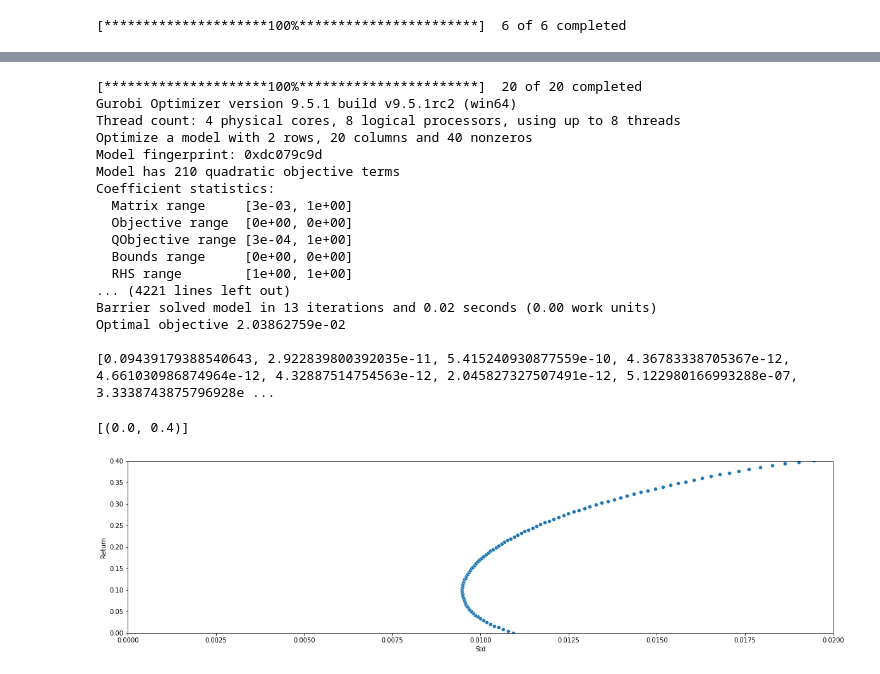
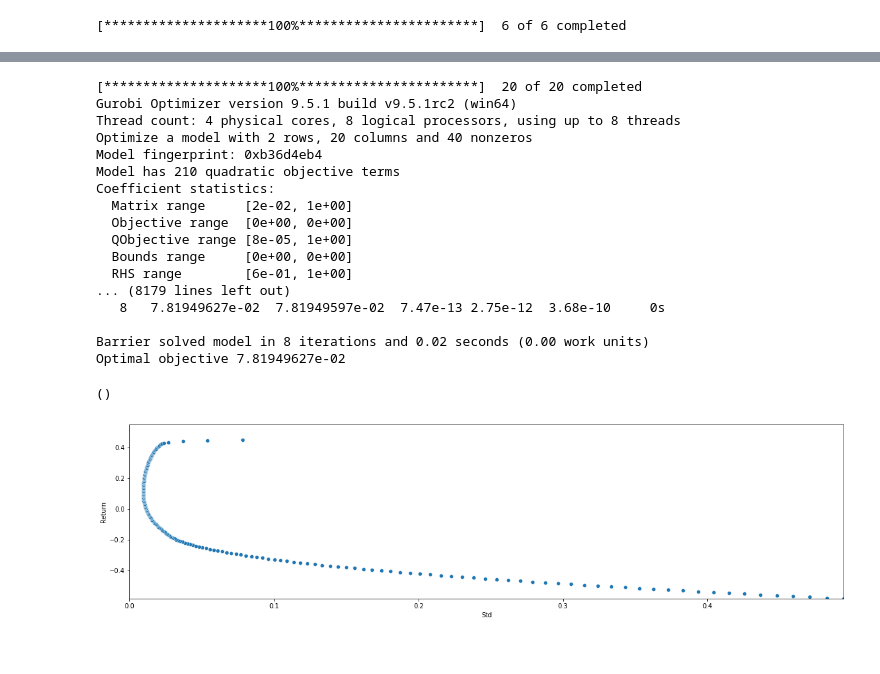
Before and after one commit to satish-kumar-pradhan/Portfolio-Optimization, a Jupyter notebook: EfficientFrontier.ipynb, the cells around one changed output, grey strips where cells are left out. Drawn from its saved outputs; the diff is of its cells as text; code cells hidden in the pictures.

```diff
--- a/EfficientFrontier.ipynb
+++ b/EfficientFrontier.ipynb
@@ -144,8 +144,8 @@ def Efficient_Frontier_QP(Tickers,Resolution=4):
 
     stock_data = FetchData(Tickers)
     stock_mean_ret, stock_covariance = Calculation(stock_data)
-    MinRet = 0#stock_mean_ret.values.min()
-    MaxRet = 0.41#stock_mean_ret.values.max()
+    MinRet = stock_mean_ret.values.min()
+    MaxRet = stock_mean_ret.values.max()
     m = gp.Model('PortFolio optimization')
     weight = m.addMVar(len(Tickers))
     m.addConstr(weight.sum() == 1)
@@ -166,33 +166,36 @@ def Efficient_Frontier_QP(Tickers,Resolution=4):
         Frontier = pd.concat([Frontier,temp],ignore_index=True)
 
     return(Frontier)
-# %%
-a=Efficient_Frontier_QP(Tickers_List,100)
-# %% [output]
-[*********************100%***********************]  20 of 20 completed
-Gurobi Optimizer version 9.5.1 build v9.5.1rc2 (win64)
-Thread count: 4 physical cores, 8 logical processors, using up to 8 threads
-Optimize a model with 2 rows, 20 columns and 40 nonzeros
-Model fingerprint: 0xdc079c9d
-Model has 210 quadratic objective terms
-Coefficient statistics:
-  Matrix range     [3e-03, 1e+00]
-  Objective range  [0e+00, 0e+00]
-  QObjective range [3e-04, 1e+00]
-  Bounds range     [0e+00, 0e+00]
-  RHS range        [1e+00, 1e+00]
-... (4221 lines left out)
-Barrier solved model in 13 iterations and 0.02 seconds (0.00 work units)
-Optimal objective 2.03862759e-02
-
-[0.09439179388540643, 2.922839800392035e-11, 5.415240930877559e-10, 4.36783338705367e-12, 4.661030986874964e-12, 4.32887514754563e-12, 2.045827327507491e-12, 5.122980166993288e-07, 3.3338743875796928e ...
 # %%
-plt.figure(figsize=(20,5))
+def DisplayEffFrontier(frontier_Cal):
 
-a_plot =sns.scatterplot(data=a,x='Std',y='Return')
-a_plot. set(xlim=(0, 0.02))
-a_plot. set(ylim=(0, 0.4))
+    plt.figure(figsize=(20,5))
+
+    a_plot=sns.scatterplot(data=frontier_Cal,x='Std',y='Return')
+    a_plot.set(xlim=(0, frontier_Cal['Std'].max()))
+    a_plot.set(ylim=(frontier_Cal['Return'].min(), frontier_Cal['Return'].max()+0.1))
+    return()
-# %% [output]
-[(0.0, 0.4)]
-[figure, removed]
+# %%
+Eff_Portfolio = Efficient_Frontier_QP(Tickers_List,200)
+DisplayEffFrontier(Eff_Portfolio)
+# %% [output]
+[*********************100%***********************]  20 of 20 completed
+Gurobi Optimizer version 9.5.1 build v9.5.1rc2 (win64)
+Thread count: 4 physical cores, 8 logical processors, using up to 8 threads
+Optimize a model with 2 rows, 20 columns and 40 nonzeros
+Model fingerprint: 0xb36d4eb4
+Model has 210 quadratic objective terms
+Coefficient statistics:
+  Matrix range     [2e-02, 1e+00]
+  Objective range  [0e+00, 0e+00]
+  QObjective range [8e-05, 1e+00]
+  Bounds range     [0e+00, 0e+00]
+  RHS range        [6e-01, 1e+00]
+... (8179 lines left out)
+   8   7.81949627e-02  7.81949597e-02  7.47e-13 2.75e-12  3.68e-10     0s
+
+Barrier solved model in 8 iterations and 0.02 seconds (0.00 work units)
+Optimal objective 7.81949627e-02
+()
+[figure, added]
 # %%
```
Also changed, not shown: parts of 23 cells of this notebook.
